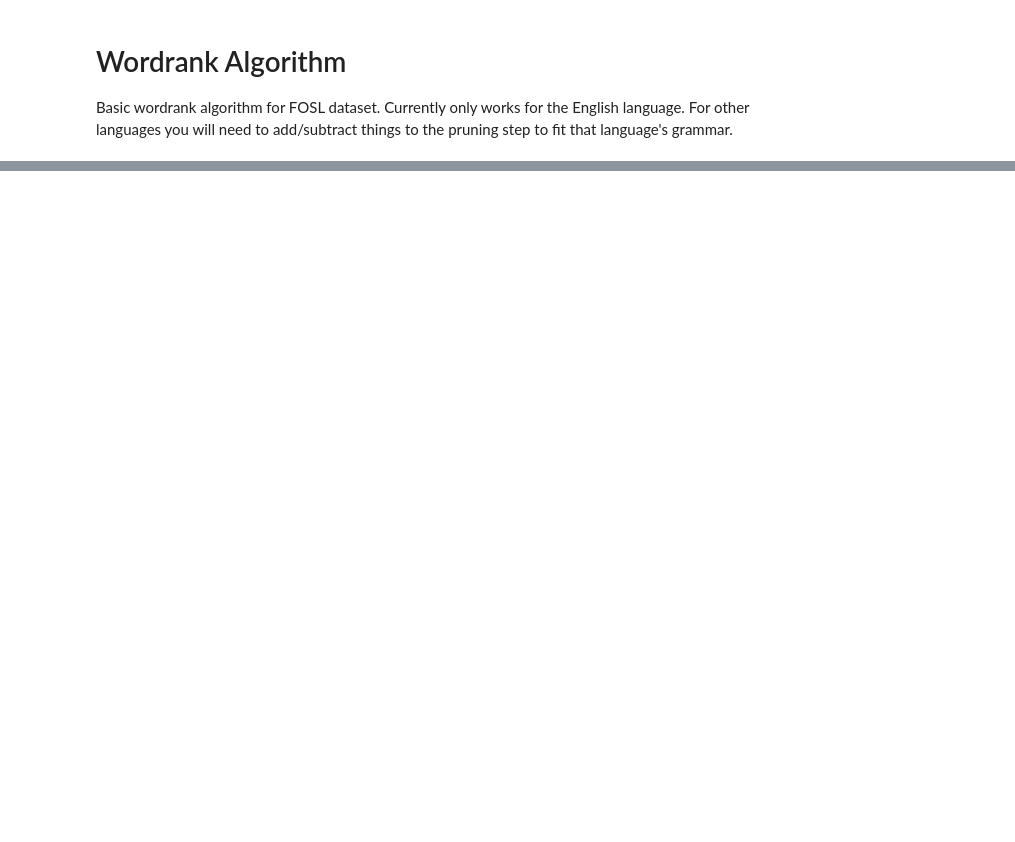
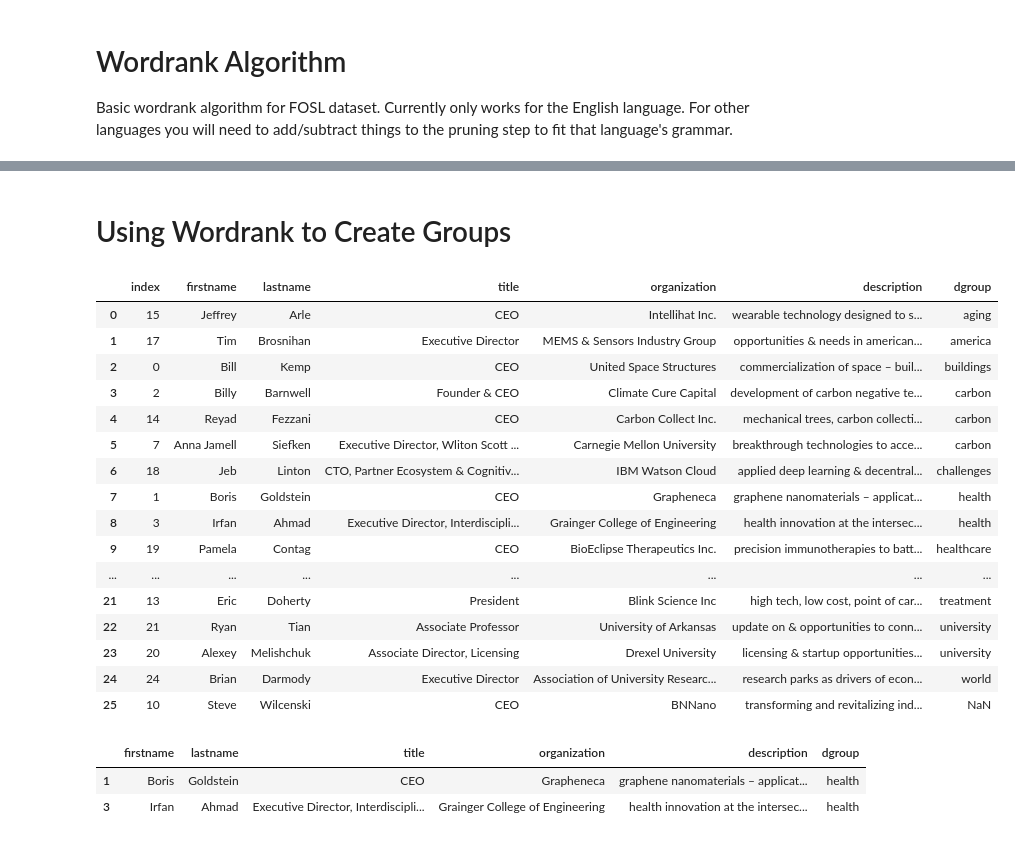
Before and after one commit to farzadsaif/Friends-of-Scott-Livingston, a Jupyter notebook: Wordrank Algorithm.ipynb, the cells around one changed output, grey strips where cells are left out. Saved outputs shown, nothing was run; the diff lists cells and outputs as text; code cells hidden in the pictures; blank space fills up the shorter version.

```diff
--- a/Wordrank Algorithm.ipynb
+++ b/Wordrank Algorithm.ipynb
@@ -36,10 +60,11 @@ words = text.split()
 # %%
-# Set up stopwords: a common group of words that are not descriptive of the person
+# Set up stopwords: a common group of words that are not meaningful and should be removed
+# I import a bunch of predetermined stopwords from another module. Then I add some of my own
+from wordcloud import STOPWORDS
 stopwords = set(STOPWORDS)
 stopwords.update(['building', 'transforming', 'cost', 'commodities', 'revitalizing',\
                   'commercialization', 'industrial', 'development', 'technologies', 'opportunities',\
-                 'innovation', 'new', 'investment', 'low', 'systems', 'needs', 'battle', '–'])
-stopwords = list(set(stopwords) & set(word))
+                 'innovation', 'new', 'investment', 'low', 'systems', 'needs', 'battle', '–', '&', '-omics', '2020'])
 # %%
 stopwords
 # %% [output]
@@ -63,3 +88,3 @@ stopwords
 # %%
-# Remove stopwords before sorting
-words = list(set(words) - set(stopwords))
+# Prune stopwords from our list of words before sorting
+words_ps = [x for x in words if x not in stopwords]
@@ -67,13 +112,10 @@ words = list(set(words) - set(stopwords))
 # Prune and sort words by frequency
 
 # Create dictionary
-l = {}
-for word in words:
-    # Make everything lowercase
-    word = word.lower()
-
+d = {}
+for word in words_ps:
     # Pruning
-    # Prune off parentheses () and []
+    # Prune off parentheses [] and ()
     if word.startswith('[') or word.startswith('('):
         word = word[1:]
     if word.endswith(']') or word.endswith(')'):
@@ -85,7 +127,12 @@ for word in words:
 
     # If word is already in dictionary, increase the value by 1
     # Otherwise add the word to dictionary with value 1
-    if word in l:
-        l[word] += 1
+    if word in d:
+        d[word] += 1
     else:
-        l[word] = 1
+        d[word] = 1
+
+# Order dictionary frequency in ascending order
+# For this algorithm test I am only using one description group per person, so as the algorithm goes down the list
+# it will replace the lower value key with a higher value one
+d = dict(sorted(d.items(), key = lambda item: item[1]))
@@ -113,0 +160,40 @@ l
+# %% [markdown]
+# Using Wordrank to Create Groups
+# %%
+# Create description group
+# This method is very slow, for large lists it will be unfeasable. Will need to replace with something more
+# efficient down the line
+for i in range(len(df)):
+    for j in range(len(d)):
+        df.loc[df['description'].str.contains(list(d.keys())[j]), 'dgroup'] = list(d.keys())[j]
+# %%
+# Sort df by description group, alphabetically
+df_sort = df.sort_values('dgroup').reset_index()
+
+# Done
+df_sort
+# %% [output]
+|  | index | firstname | lastname | title | organization | description | dgroup |
+| 0 | 15 | Jeffrey | Arle | CEO | Intellihat Inc. | wearable technology designed to s... | aging |
+| 1 | 17 | Tim | Brosnihan | Executive Director | MEMS & Sensors Industry Group | opportunities & needs in american... | america |
+| 2 | 0 | Bill | Kemp | CEO | United Space Structures | commercialization of space – buil... | buildings |
+| 3 | 2 | Billy | Barnwell | Founder & CEO | Climate Cure Capital | development of carbon negative te... | carbon |
+| 4 | 14 | Reyad | Fezzani | CEO | Carbon Collect Inc. | mechanical trees, carbon collecti... | carbon |
+| 5 | 7 | Anna Jamell | Siefken | Executive Director, Wliton Scott ... | Carnegie Mellon University | breakthrough technologies to acce... | carbon |
+| 6 | 18 | Jeb | Linton | CTO, Partner Ecosystem & Cognitiv... | IBM Watson Cloud | applied deep learning & decentral... | challenges |
+| 7 | 1 | Boris | Goldstein | CEO | Grapheneca | graphene nanomaterials – applicat... | health |
+| 8 | 3 | Irfan | Ahmad | Executive Director, Interdiscipli... | Grainger College of Engineering | health innovation at the intersec... | health |
+| 9 | 19 | Pamela | Contag | CEO | BioEclipse Therapeutics Inc. | precision immunotherapies to batt... | healthcare |
+| ... | ... | ... | ... | ... | ... | ... | ... |
+| 21 | 13 | Eric | Doherty | President | Blink Science Inc | high tech, low cost, point of car... | treatment |
+| 22 | 21 | Ryan | Tian | Associate Professor | University of Arkansas | update on & opportunities to conn... | university |
+| 23 | 20 | Alexey | Melishchuk | Associate Director, Licensing | Drexel University | licensing & startup opportunities... | university |
+| 24 | 24 | Brian | Darmody | Executive Director | Association of University Researc... | research parks as drivers of econ... | world |
+| 25 | 10 | Steve | Wilcenski | CEO | BNNano | transforming and revitalizing ind... | NaN |
+# %%
+# Example: Find people in description group "health"
+df[df.dgroup == 'health']
+# %% [output]
+|  | firstname | lastname | title | organization | description | dgroup |
+| 1 | Boris | Goldstein | CEO | Grapheneca | graphene nanomaterials – applicat... | health |
+| 3 | Irfan | Ahmad | Executive Director, Interdiscipli... | Grainger College of Engineering | health innovation at the intersec... | health |
```
Also changed, not shown: parts of 8 cells of this notebook.
